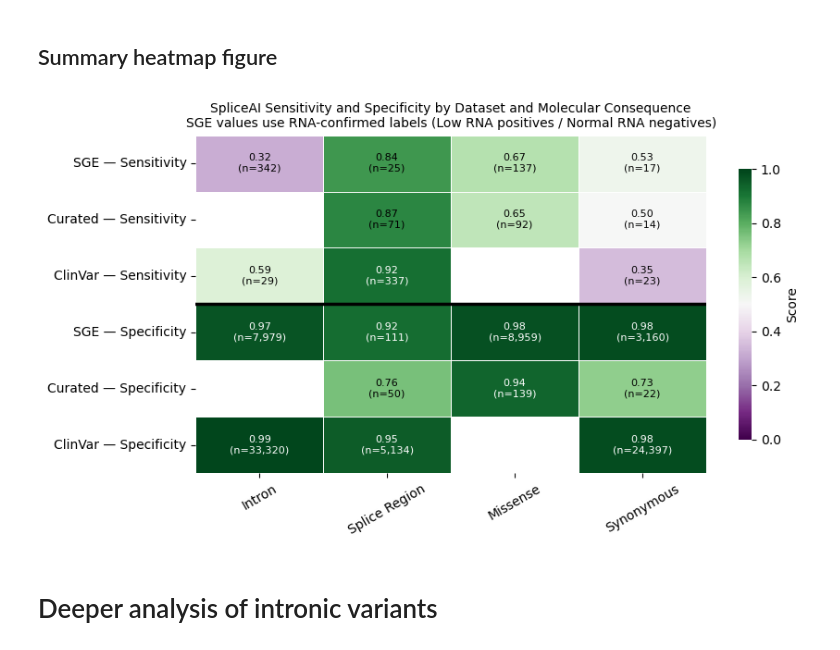
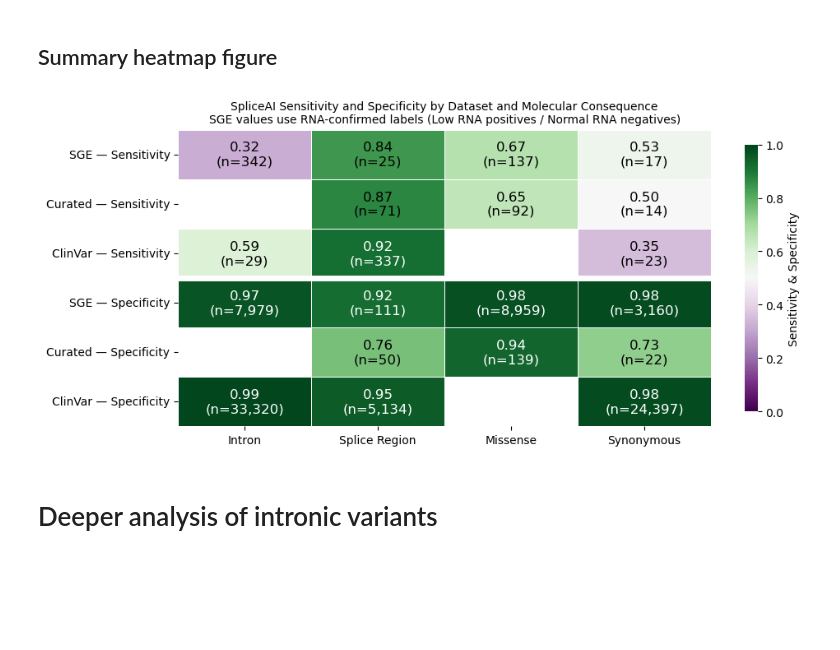
Before and after one commit to ivanw314/PillarProject_CAVA_Analysis, a Jupyter notebook: Notebooks/PP_SpliceAI_Joint_benchmarking.ipynb, the cells around one changed output. Saved outputs shown, nothing was run; the diff lists cells and outputs as text; code cells hidden in the pictures; blank space fills up the shorter version.

Commit message:
Update PP_SpliceAI_Joint_benchmarking.ipynb
Cosmetic updates to summary heatmap

```diff
--- a/Notebooks/PP_SpliceAI_Joint_benchmarking.ipynb
+++ b/Notebooks/PP_SpliceAI_Joint_benchmarking.ipynb
@@ -915,43 +915,44 @@ for i, (ds_name, metric, n_col) in enumerate(ROW_SPECS):
             heat_vals[i, j] = row[metric]
             heat_ns[i, j]   = row[n_col]
 
-fig, ax = plt.subplots(figsize=(max(8, n_cons * 2.2), 5))
+fig, ax = plt.subplots(figsize=(max(8, n_cons * 2.5), 4.5))
 
 sns.heatmap(
     heat_vals, ax=ax,
     mask=np.isnan(heat_vals),
     vmin=0, vmax=1,
     cmap='PRGn',
     linewidths=0.5, linecolor='white',
     xticklabels=cons_display_order,
     yticklabels=row_labels,
-    cbar_kws={'label': 'Score', 'shrink': 0.8},
+    cbar_kws={'label': 'Sensitivity & Specificity', 'shrink': 0.9},
 )
 
 # Annotate each filled cell manually — bypasses seaborn annot/mask interaction issues
 # White text for values > 0.9 where the dark green background reduces contrast
 for r in range(6):
     for c in range(n_cons):
         if not np.isnan(heat_vals[r, c]):
             txt_color = 'white' if heat_vals[r, c] > 0.9 else 'black'
             ax.text(c + 0.5, r + 0.5,
                     f'{heat_vals[r, c]:.2f}\n(n={int(heat_ns[r, c]):,})',
-                    ha='center', va='center', fontsize=8, color=txt_color)
+                    ha='center', va='center', fontsize=12, color=txt_color)
 
 # Separator between sensitivity and specificity blocks
-ax.axhline(3, color='black', linewidth=2.5)
+ax.axhline(3, color='white', linewidth=5)
 
 ax.set_title(
     'SpliceAI Sensitivity and Specificity by Dataset and Molecular Consequence\n'
     'SGE values use RNA-confirmed labels (Low RNA positives / Normal RNA negatives)',
     fontsize=10,
 )
-ax.tick_params(axis='x', rotation=30)
+ax.tick_params(axis='x', rotation=0)
 ax.tick_params(axis='y', rotation=0)
 plt.tight_layout()
+fig.savefig('/Users/ivan/Desktop/pillar_project_figs/revision_qc_plots/pathomechanism/20250520)spliceai_performance_summary_heatmap.svg', bbox_inches='tight')
 plt.show()
 # %% [output]
-[figure, old version]
+[figure, new version]
 # %% [markdown]
 # Deeper analysis of intronic variants
 # %% [markdown]
```
